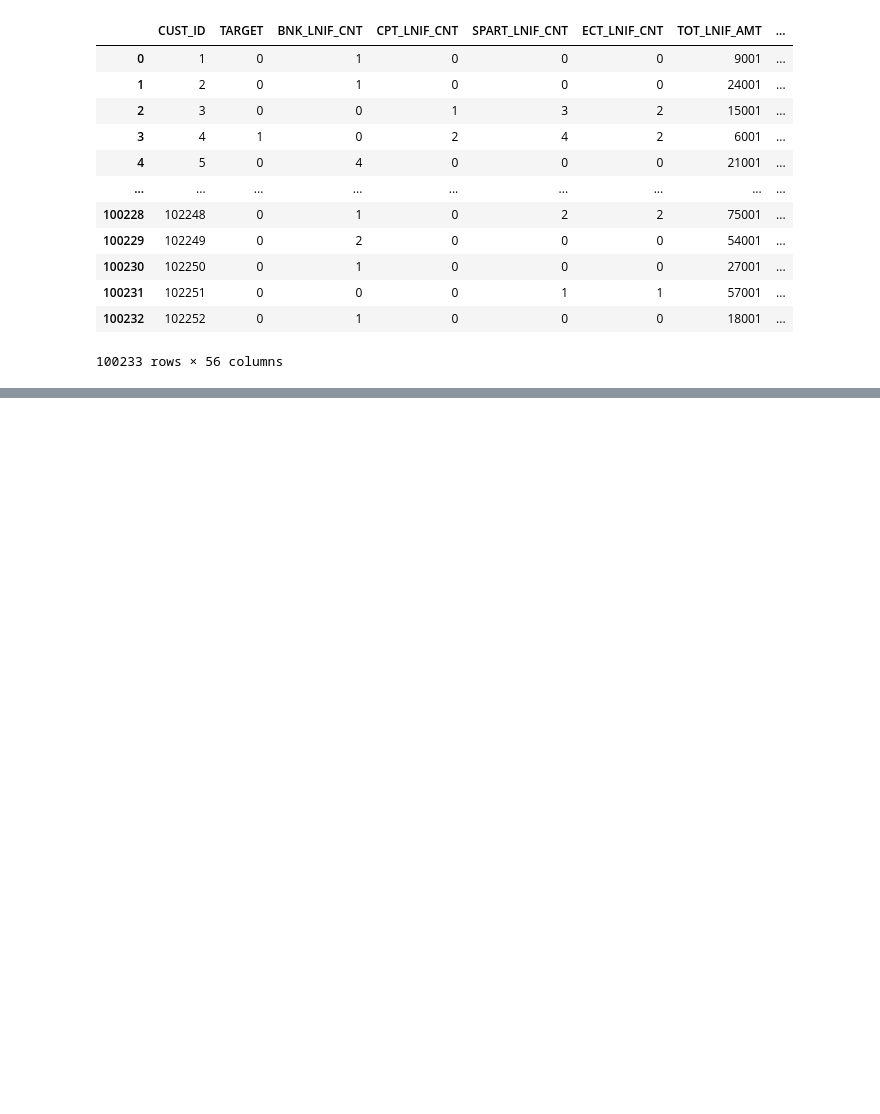
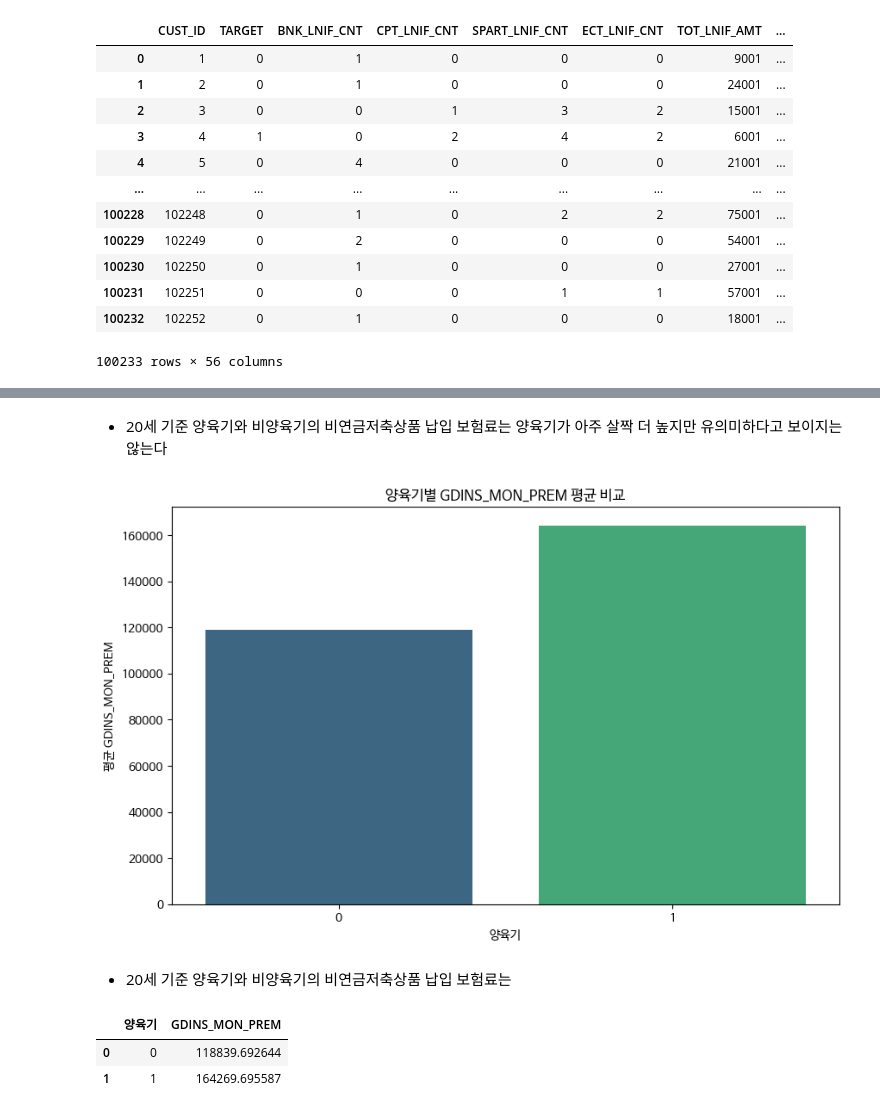
Before and after one commit to b4b4b4b4seo/POSCO-AI24B4, a Jupyter notebook: 보험 데이터 전처리.ipynb, the cells around one changed output, grey strips where cells are left out. Cells and saved outputs as stored; diff of their text form; code cells hidden in the pictures; blank space fills up the shorter version.

```diff
--- a/보험 데이터 전처리.ipynb
+++ b/보험 데이터 전처리.ipynb
@@ -1084,0 +518,27 @@ df_merge
+# %% [markdown]
+* 20세 기준 양육기와 비양육기의 비연금저축상품 납입 보험료는 양육기가 아주 살짝 더 높지만 유의미하다고 보이지는 않는다
+# %%
+# '양육기'과 'SVINS_MON_PREM' 열 선택
+selected_columns = ['양육기', 'GDINS_MON_PREM']
+df_selected = df_merge[selected_columns]
+
+# '양육기'별 'SVINS_MON_PREM'의 평균 계산
+average_premium_by_duration = df_selected.groupby('양육기')['GDINS_MON_PREM'].mean().reset_index()
+
+# 시각화
+plt.figure(figsize=(10, 6))
+sns.barplot(x='양육기', y='GDINS_MON_PREM', data=average_premium_by_duration, palette='viridis')
+plt.title('양육기별 GDINS_MON_PREM 평균 비교')
+plt.xlabel('양육기')
+plt.ylabel('평균 GDINS_MON_PREM')
+plt.show()
+# %% [output]
+[figure, added]
+# %% [markdown]
+* 20세 기준 양육기와 비양육기의 비연금저축상품 납입 보험료는
+# %%
+average_premium_by_duration
+# %% [output]
+|  | 양육기 | GDINS_MON_PREM |
+| 0 | 0 | 118839.692644 |
+| 1 | 1 | 164269.695587 |
```
Also changed, not shown: parts of 230 cells of this notebook.
